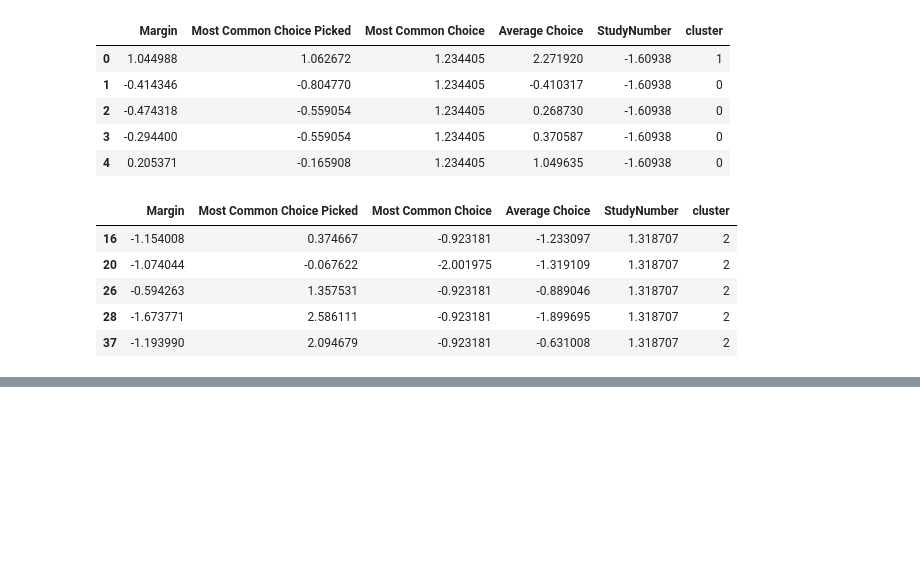
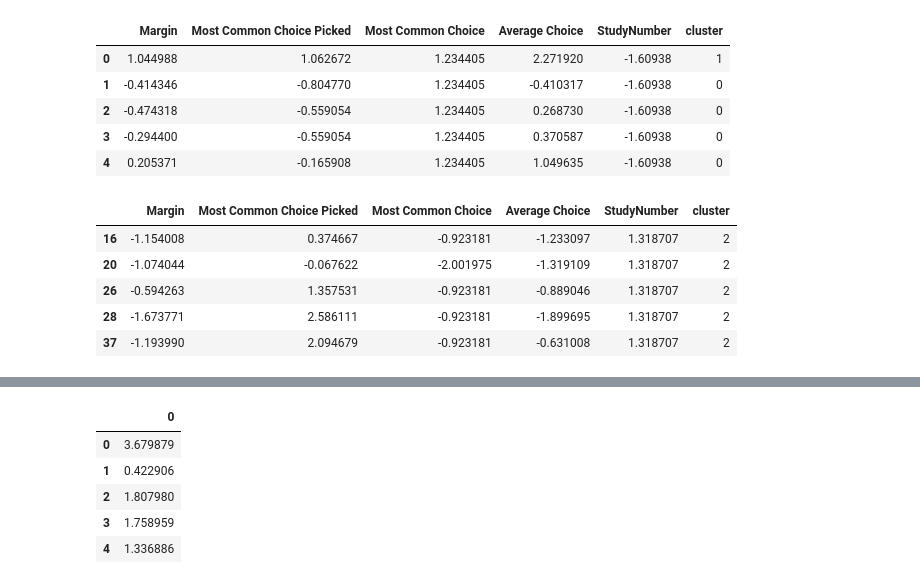
Before and after one commit to kiansweeney11/ca4015-assignment-1, a Jupyter notebook: k-means_variation.ipynb, the cells around one changed output, grey strips where cells are left out. Cells and saved outputs as stored; diff of their text form; code cells hidden in the pictures; blank space fills up the shorter version.

```diff
--- a/k-means_variation.ipynb
+++ b/k-means_variation.ipynb
@@ -87,0 +121,10 @@ cluster2.head()
+# %%
+choicenoise = pd.DataFrame(np.random.uniform(-0.1,4,15))
+choicenoise.head()
+# %% [output]
+|  | 0 |
+| 0 | 3.679879 |
+| 1 | 0.422906 |
+| 2 | 1.807980 |
+| 3 | 1.758959 |
+| 4 | 1.336886 |
```
Also changed, not shown: parts of 9 cells of this notebook.
